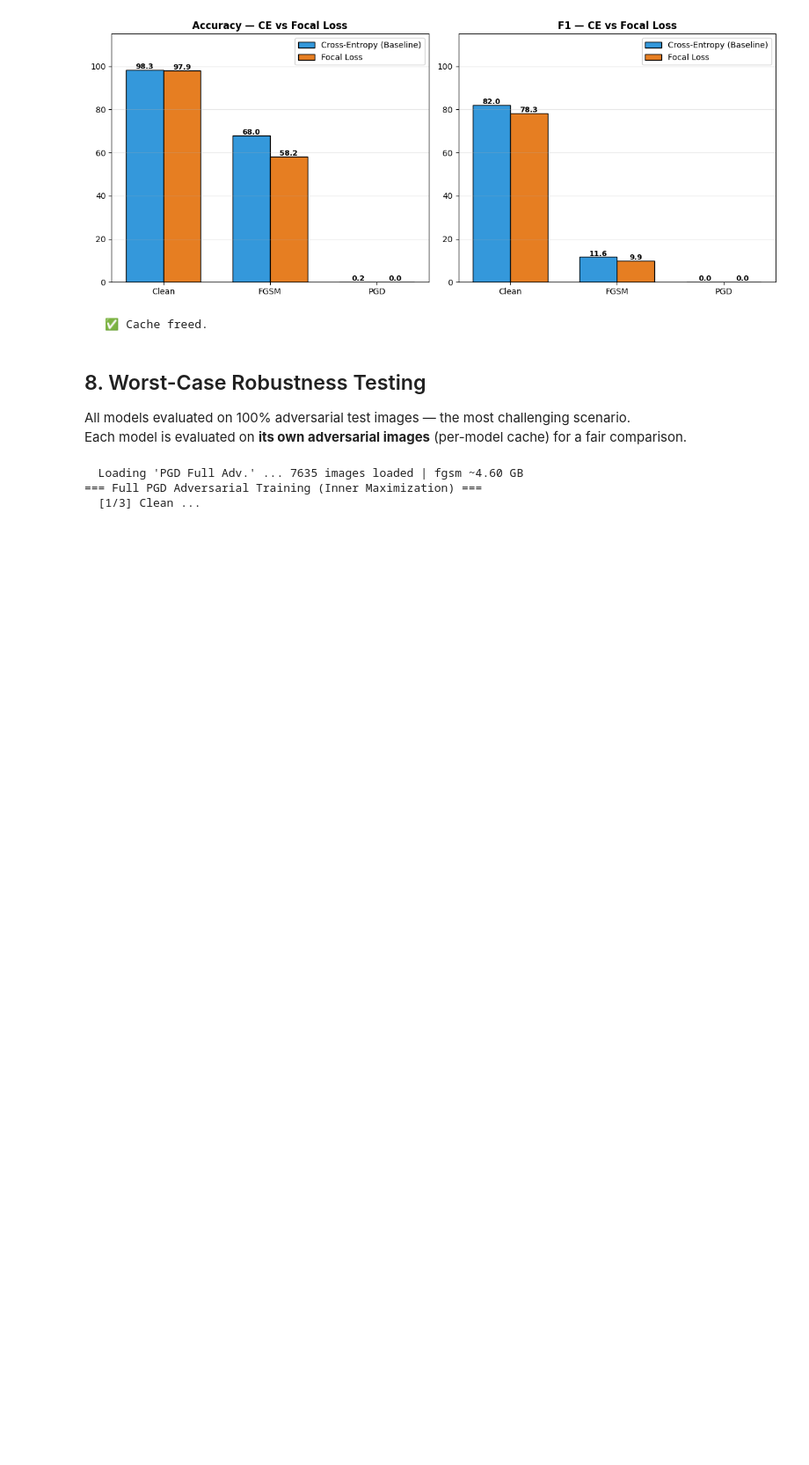
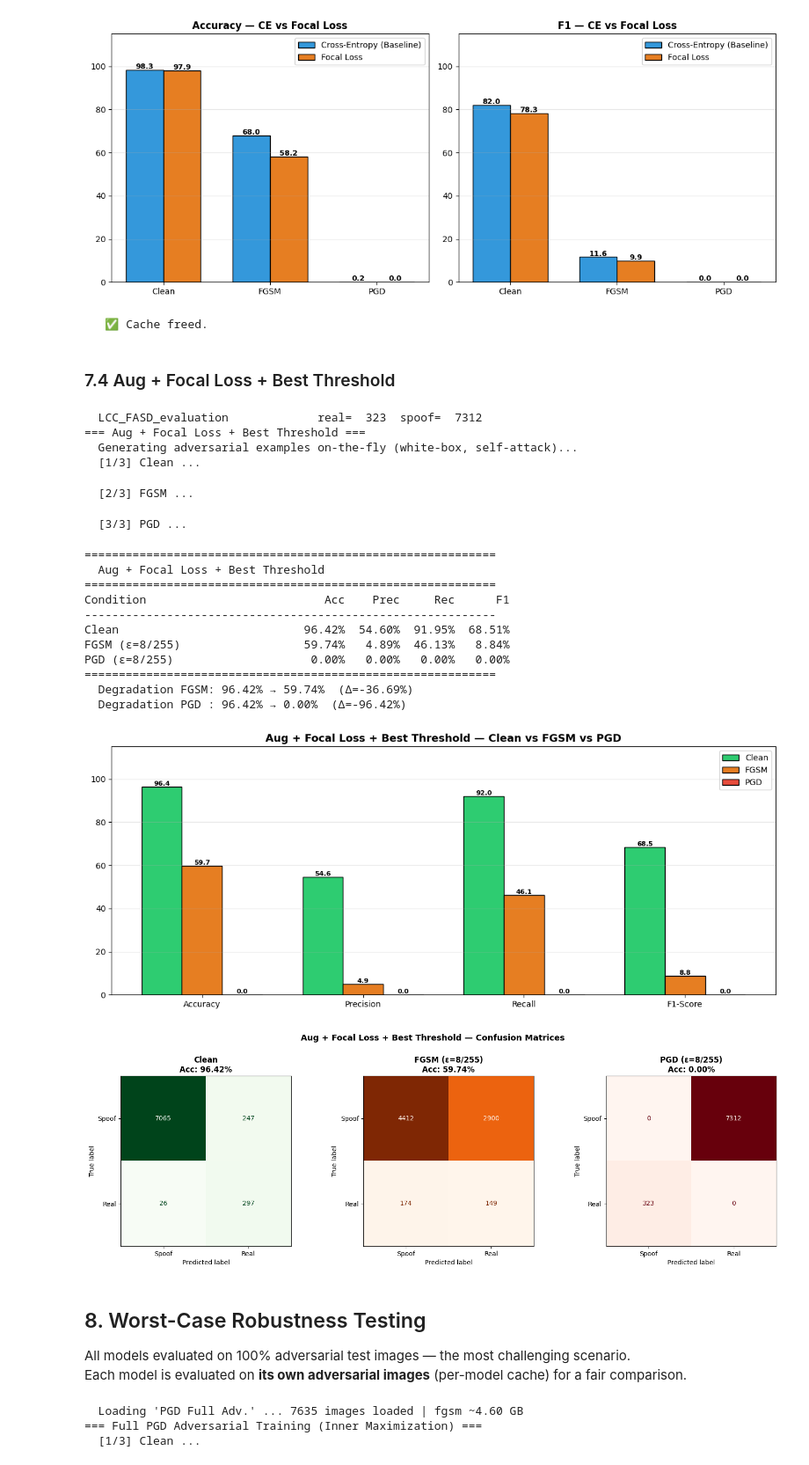
Before and after one commit to mariammouh/Computer-vision-project, a Jupyter notebook: adversarial-robustness-evaluation-for-face-anti-sp.ipynb, the cells around one changed output. Shown at 88% size. Saved outputs shown, nothing was run; the diff lists cells and outputs as text; code cells hidden in the pictures; blank space fills up the shorter version.

Commit message:
Kaggle Notebook | Adversarial Robustness Evaluation for Face Anti-Sp | Version 8

```diff
--- a/adversarial-robustness-evaluation-for-face-anti-sp.ipynb
+++ b/adversarial-robustness-evaluation-for-face-anti-sp.ipynb
@@ -1127,6 +1127,65 @@ PGD (ε=8/255)                    0.03%   0.00%   0.00%   0.00%
   Degradation PGD : 97.92% → 0.03%  (Δ=-97.89%)
 [figure]
    ✅ Cache freed.
+# %% [markdown]
+### 7.4 Aug + Focal Loss + Best Threshold
+# %%
+# Aug + Focal Loss + Best Threshold model
+# This model has no pre-saved adversarial cache — attacks are generated on-the-fly
+# using the model itself (white-box evaluation)
+test_loader      = build_test_loader()
+aug_focal_seuil_model = load_model(
+    f"{MODELS_PATH}/best_1ft_aug_focalloss_seuil.pth",
+    build_model_1_finetune, CONFIG["device"])
+
+print("=== Aug + Focal Loss + Best Threshold ===")
+print("  Generating adversarial examples on-the-fly (white-box, self-attack)...")
+
+print("  [1/3] Clean ...")
+r_clean_afs = evaluate(aug_focal_seuil_model, test_loader, CONFIG["device"], "Clean")
+
+print("  [2/3] FGSM ...")
+r_fgsm_afs = evaluate(
+    aug_focal_seuil_model, test_loader, CONFIG["device"], "FGSM",
+    attack_fn=fgsm_attack, attack_kwargs={"epsilon": CONFIG["epsilon"]})
+
+print("  [3/3] PGD ...")
+r_pgd_afs = evaluate(
+    aug_focal_seuil_model, test_loader, CONFIG["device"], "PGD",
+    attack_fn=pgd_attack,
+    attack_kwargs={"epsilon": CONFIG["epsilon"], "alpha": 2/255, "num_steps": 10})
+
+print_results(r_clean_afs, r_fgsm_afs, r_pgd_afs, "Aug + Focal Loss + Best Threshold")
+
+plot_bar(r_clean_afs, r_fgsm_afs, r_pgd_afs,
+         "Aug + Focal Loss + Best Threshold — Clean vs FGSM vs PGD",
+         "/kaggle/working/aug_focal_seuil_bar.png")
+
+plot_cms(r_clean_afs, r_fgsm_afs, r_pgd_afs,
+         "Aug + Focal Loss + Best Threshold — Confusion Matrices",
+         "/kaggle/working/aug_focal_seuil_cm.png")
+
+del aug_focal_seuil_model; torch.cuda.empty_cache()
+# %% [output]
+  LCC_FASD_evaluation             real=  323  spoof=  7312
+=== Aug + Focal Loss + Best Threshold ===
+  Generating adversarial examples on-the-fly (white-box, self-attack)...
+  [1/3] Clean ...
+  [2/3] FGSM ...
+  [3/3] PGD ...
+============================================================
+  Aug + Focal Loss + Best Threshold
+============================================================
+Condition                          Acc    Prec     Rec      F1
+------------------------------------------------------------
+Clean                           96.42%  54.60%  91.95%  68.51%
+FGSM (ε=8/255)                  59.74%   4.89%  46.13%   8.84%
+PGD (ε=8/255)                    0.00%   0.00%   0.00%   0.00%
+============================================================
+  Degradation FGSM: 96.42% → 59.74%  (Δ=-36.69%)
+  Degradation PGD : 96.42% → 0.00%  (Δ=-96.42%)
+[figure, added]
+[figure, added]
 # %% [markdown]
 ## 8. Worst-Case Robustness Testing
 
```
Also changed, not shown: parts of 11 cells of this notebook.
